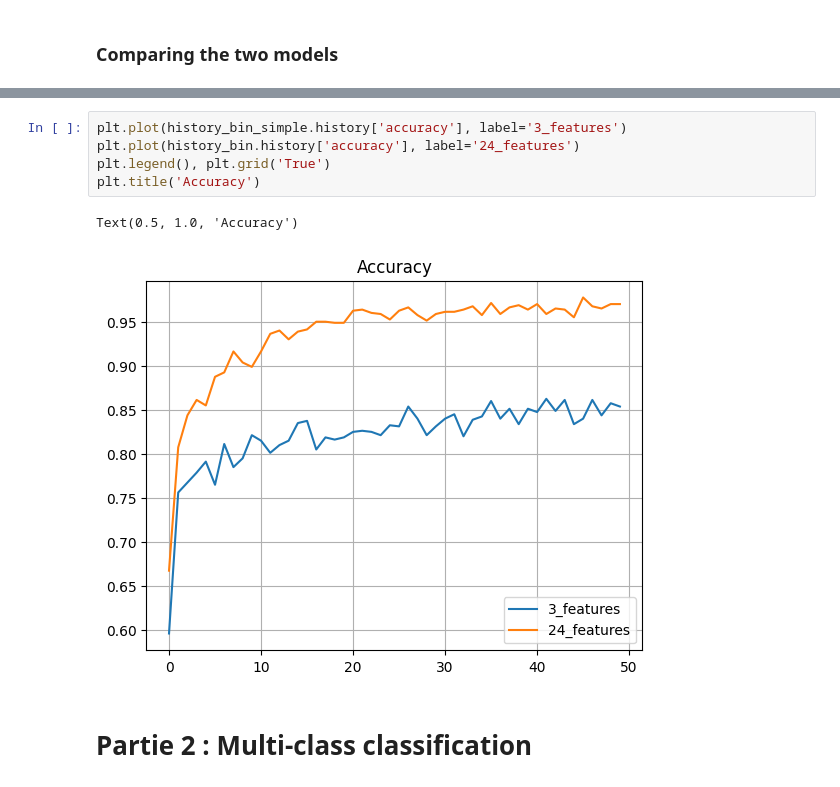
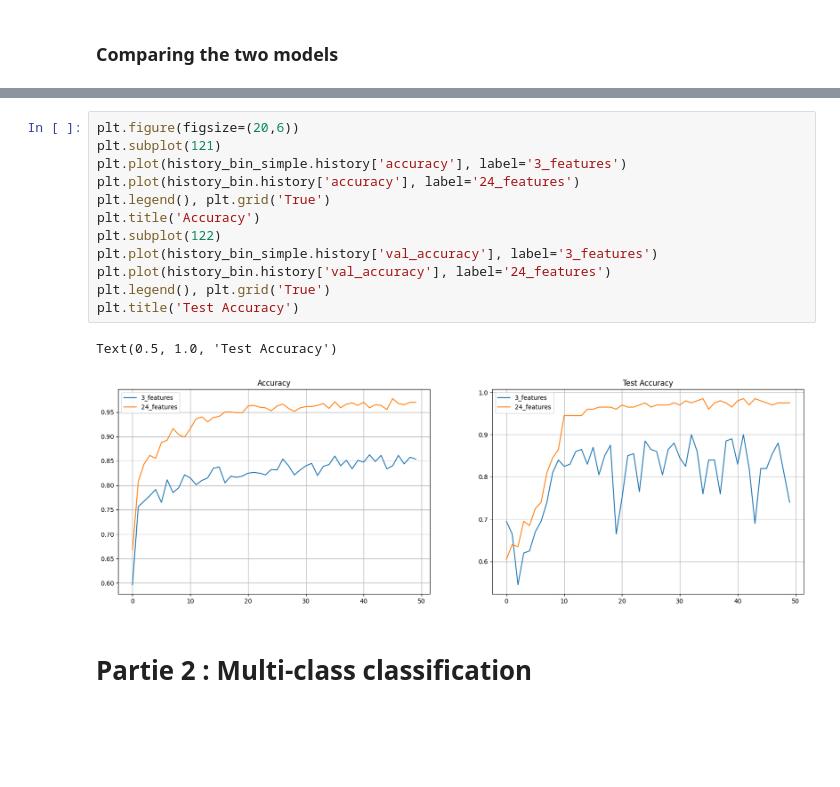
Before and after one commit to JalilBNH/M2TSI, a Jupyter notebook: tp2/dev.ipynb, the cells around one changed output, grey strips where cells are left out. Cells and saved outputs as stored; diff of their text form; blank space fills up the shorter version.

```diff
--- a/tp2/dev.ipynb
+++ b/tp2/dev.ipynb
@@ -270,11 +277,18 @@ Text(0.5, 1.0, 'Loss')
 # %%
+plt.figure(figsize=(20,6))
+plt.subplot(121)
 plt.plot(history_bin_simple.history['accuracy'], label='3_features')
 plt.plot(history_bin.history['accuracy'], label='24_features')
 plt.legend(), plt.grid('True')
 plt.title('Accuracy')
+plt.subplot(122)
+plt.plot(history_bin_simple.history['val_accuracy'], label='3_features')
+plt.plot(history_bin.history['val_accuracy'], label='24_features')
+plt.legend(), plt.grid('True')
+plt.title('Test Accuracy')
 # %% [output]
-Text(0.5, 1.0, 'Accuracy')
+Text(0.5, 1.0, 'Test Accuracy')
-[figure, old version]
+[figure, new version]
 # %% [markdown]
 # Partie 2 : Multi-class classification
 # %% [markdown]
```
Also changed, not shown: parts of 7 cells of this notebook.
